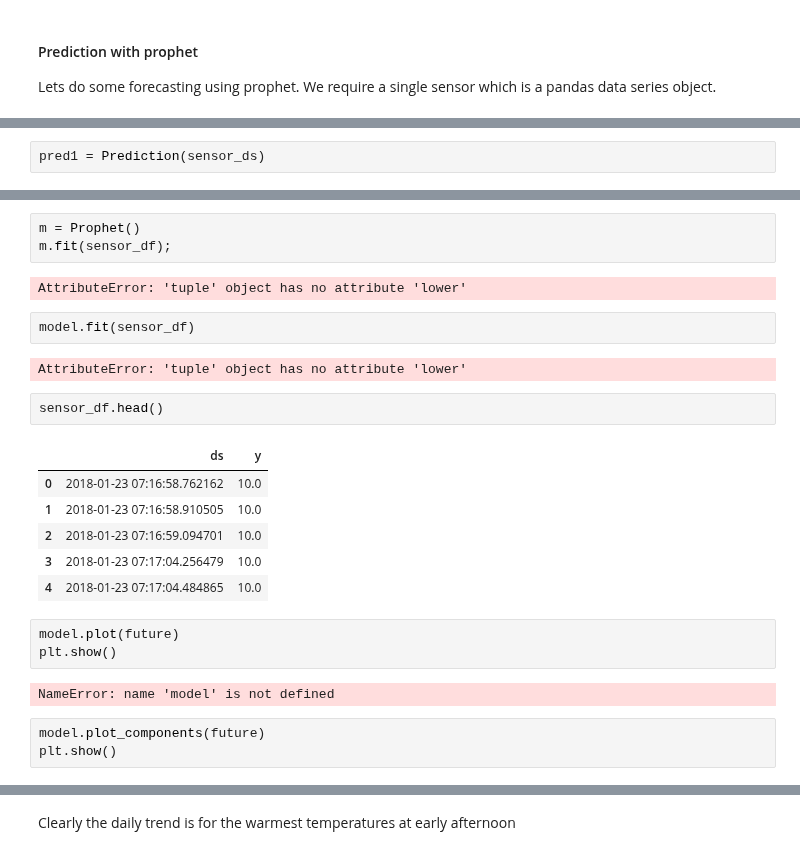
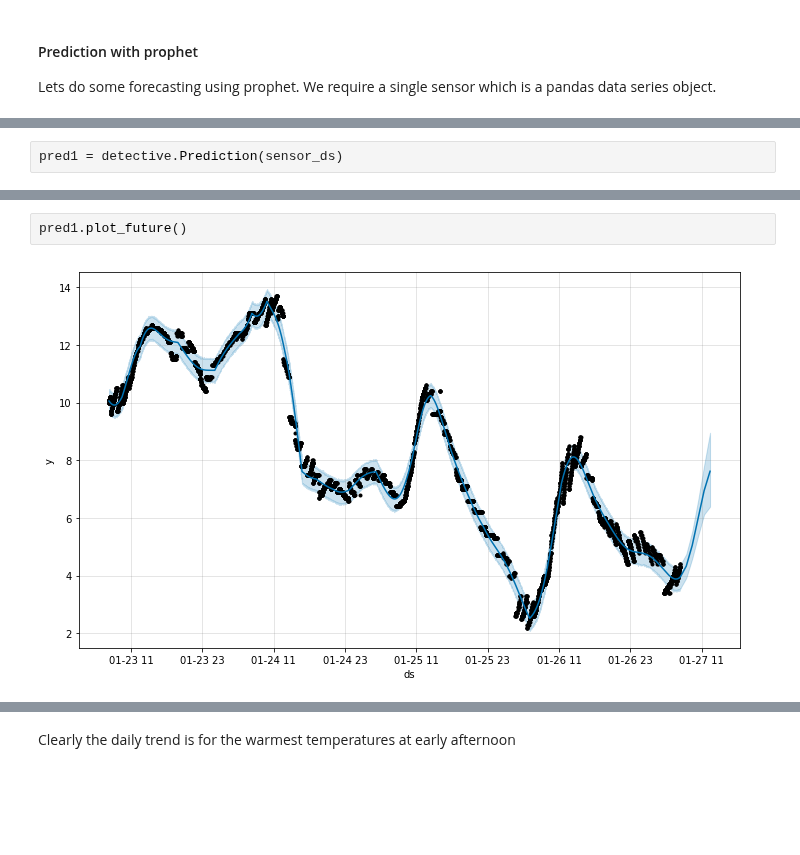
Before and after one commit to robmarkcole/HASS-data-detective, a Jupyter notebook: Usage of detective.ipynb, the cells around one changed output, grey strips where cells are left out. Drawn from its saved outputs; the diff is of its cells as text; blank space fills up the shorter version.

Commit message:
Fix prophet
Fixes prophet prediction and wraps in class.

```diff
--- a/Usage of detective.ipynb
+++ b/Usage of detective.ipynb
@@ -181,2 +123,2 @@ class Prediction():
 # %%
-pred1 = Prediction(sensor_ds)
+pred1 = detective.Prediction(sensor_ds)
@@ -215,26 +148,4 @@ sensor_df[0:20]
-# %%
-m = Prophet()
-m.fit(sensor_df);
-# %% [output]
-AttributeError: 'tuple' object has no attribute 'lower'
-# %%
-model.fit(sensor_df)
-# %% [output]
-AttributeError: 'tuple' object has no attribute 'lower'
-# %%
-sensor_df.head()
-# %% [output]
-|  | ds | y |
-| 0 | 2018-01-23 07:16:58.762162 | 10.0 |
-| 1 | 2018-01-23 07:16:58.910505 | 10.0 |
-| 2 | 2018-01-23 07:16:59.094701 | 10.0 |
-| 3 | 2018-01-23 07:17:04.256479 | 10.0 |
-| 4 | 2018-01-23 07:17:04.484865 | 10.0 |
-# %%
-model.plot(future)
-plt.show()
-# %% [output]
-NameError: name 'model' is not defined
-# %%
-model.plot_components(future)
-plt.show()
+# %%
+pred1.plot_future()
+# %% [output]
+[figure, added]
```
Also changed, not shown: parts of 16 cells of this notebook, 1 other file.
